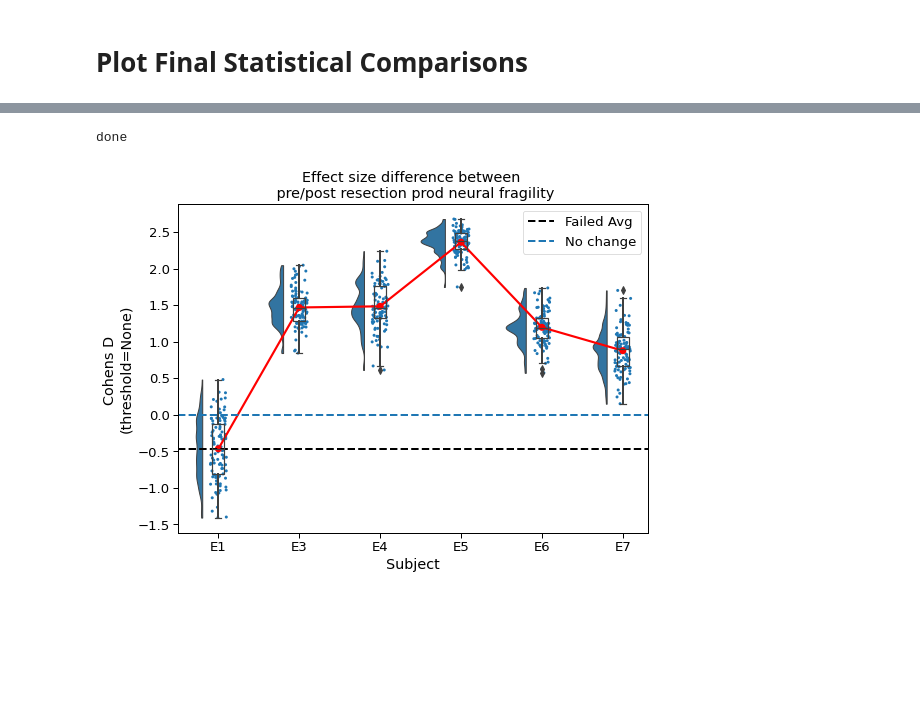
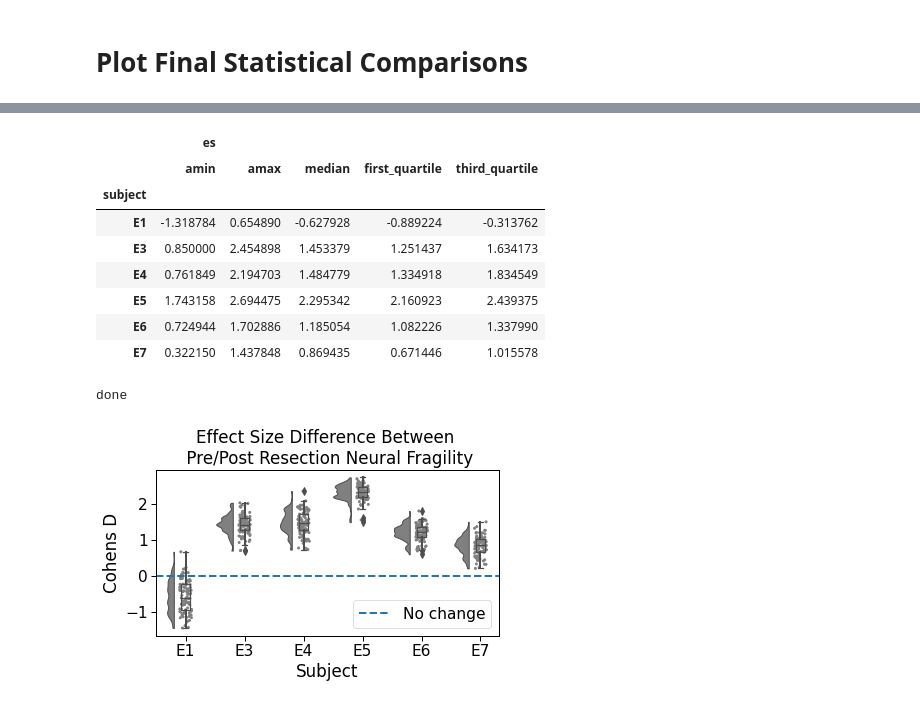
Before and after one commit to adam2392/sickkids, a Jupyter notebook: notebooks/publication/fragility_statistical_analysis.ipynb, the cells around one changed output, grey strips where cells are left out. Drawn from its saved outputs; the diff is of its cells as text; code cells hidden in the pictures; blank space fills up the shorter version.

```diff
--- a/notebooks/publication/fragility_statistical_analysis.ipynb
+++ b/notebooks/publication/fragility_statistical_analysis.ipynb
@@ -572,10 +612,40 @@ print(fail_mean)
+# %%
+def first_quartile(x):
+    return np.percentile(x, 25)
+
+
+def third_quartile(x):
+    return np.percentile(x, 75)
+
+
+# print summary of box plot
+boxplot_es_summary = (
+    df[["subject", "es"]]
+    .groupby("subject")
+    .agg({"es": [np.min, np.max, np.median, first_quartile, third_quartile]})
+)
+boxplot_es_summary.to_csv(
+    output_path / "supplemental_boxplot_summary_prodfragility.csv"
+)
+
+display(boxplot_es_summary)
+# %% [output]
+|  | es |  |  |  |  |
+|  | amin | amax | median | first_quartile | third_quartile |
+| subject |  |  |  |  |  |
+| E1 | -1.318784 | 0.654890 | -0.627928 | -0.889224 | -0.313762 |
+| E3 | 0.850000 | 2.454898 | 1.453379 | 1.251437 | 1.634173 |
+| E4 | 0.761849 | 2.194703 | 1.484779 | 1.334918 | 1.834549 |
+| E5 | 1.743158 | 2.694475 | 2.295342 | 2.160923 | 2.439375 |
+| E6 | 0.724944 | 1.702886 | 1.185054 | 1.082226 | 1.337990 |
+| E7 | 0.322150 | 1.437848 | 0.869435 | 0.671446 | 1.015578 |
 # %%
 ort = "v"
 pal = "Set2"
 sigma = 0.2
 pal = sns.color_palette(n_colors=1)
-sns.set_context("paper", font_scale=1.5)
-fig, ax = plt.subplots(figsize=(8, 6))
+sns.set_context("paper", font_scale=1.75)
+fig, ax = plt.subplots(figsize=(6, 4))
 # sns.swarmplot(x='subject', y='es',
 #               order=natsorted(df['subject'].unique()),
 #               alpha=0.5, color='black',
@@ -588,44 +658,44 @@ pt.RainCloud(
     x="subject",
     y="es",
     data=df,
-    palette=pal,
+    palette=["gray"],
     bw=sigma,
     width_viol=0.6,
     ax=ax,
     orient=ort,
-    pointplot=True,
+    #     pointplot=True,
 )
 
-ax.axhline(fail_mean, ls="--", lw=2, color="black", label="Failed Avg")
+# ax.axhline(fail_mean, ls="--", lw=2, color="black", label="Failed Avg")
 
 # plot horizontal line
 ax.axhline(
     [0],
     ls="--",
     lw=2,
     #            color='black',
     label="No change",
 )
 
 ax.legend()
 ax.set(
     #     ylim=[-1.5, 1.5],
     xlabel="Subject",
-    ylabel=f"Cohens D \n(threshold={threshold})",
-    title=f"Effect size difference between \n pre/post resection {derivtype} neural fragility",
+    ylabel=f"Cohens D",  # \n(threshold={threshold})",
+    title=f"Effect Size Difference Between \n Pre/Post Resection Neural Fragility",
 )
 fig.tight_layout()
 (figures_path / "rainplot_summaries").mkdir(exist_ok=True)
 fig.savefig(
     figures_path
     / "rainplot_summaries"
     / f"baseline{baseline}-{derivtype}fragility-rainplot-prevspost-{reference}-{derivtype}-threshold{threshold}.pdf",
     bbox_inches="tight",
 )
 print("done")
 # %% [output]
 done
-[figure, old version]
+[figure, new version]
 # %%
 ort = "v"
 pal = "Set2"
```
Also changed, not shown: parts of 24 cells of this notebook, 4 other files.
